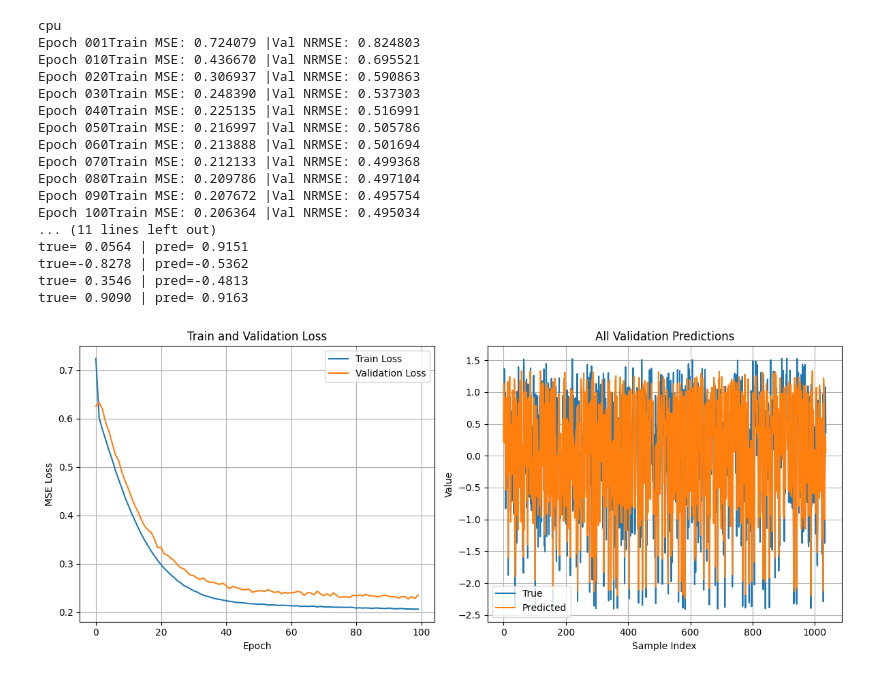
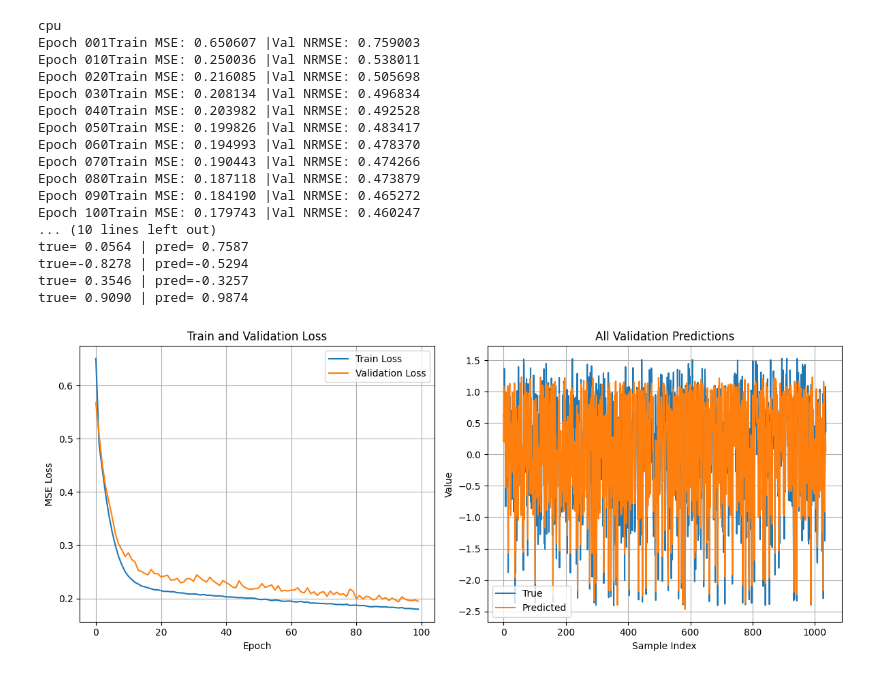
Before and after one commit to GradientHighbury/Support-Vector-Echostates-Machines, a Jupyter notebook: SVESM.ipynb, the cells around one changed output. Saved outputs shown, nothing was run; the diff lists cells and outputs as text; code cells hidden in the pictures.

```diff
--- a/SVESM.ipynb
+++ b/SVESM.ipynb
@@ -3,10 +3,11 @@ from main import main
 # %%
 class InputData:
     def __init__(self):
+        self.length=8000
         self.embedded_dim=4
         self.delay=6
         self.horizon=84
-        self.reservior_dim=500 #200
+        self.reservior_dim=200
         self.spectral_radius=0.9
         self.input_scale=0.5
         self.sparsity=0.9
@@ -15,27 +16,29 @@ class InputData:
         self.epochs=100
         self.lr=1e-4
         self.weight_deacy=1e-4
+        self.washout=50
 
 
 input_data= InputData()
 # %%
-main(input_data)
+#only ESN
+main_esm(input_data)
 # %% [output]
 cpu
-Epoch 001Train MSE: 0.724079 |Val NRMSE: 0.824803
-Epoch 010Train MSE: 0.436670 |Val NRMSE: 0.695521
-Epoch 020Train MSE: 0.306937 |Val NRMSE: 0.590863
-Epoch 030Train MSE: 0.248390 |Val NRMSE: 0.537303
-Epoch 040Train MSE: 0.225135 |Val NRMSE: 0.516991
-Epoch 050Train MSE: 0.216997 |Val NRMSE: 0.505786
-Epoch 060Train MSE: 0.213888 |Val NRMSE: 0.501694
-Epoch 070Train MSE: 0.212133 |Val NRMSE: 0.499368
-Epoch 080Train MSE: 0.209786 |Val NRMSE: 0.497104
-Epoch 090Train MSE: 0.207672 |Val NRMSE: 0.495754
-Epoch 100Train MSE: 0.206364 |Val NRMSE: 0.495034
-... (11 lines left out)
-true= 0.0564 | pred= 0.9151
-true=-0.8278 | pred=-0.5362
-true= 0.3546 | pred=-0.4813
-true= 0.9090 | pred= 0.9163
+Epoch 001Train MSE: 0.650607 |Val NRMSE: 0.759003
+Epoch 010Train MSE: 0.250036 |Val NRMSE: 0.538011
+Epoch 020Train MSE: 0.216085 |Val NRMSE: 0.505698
+Epoch 030Train MSE: 0.208134 |Val NRMSE: 0.496834
+Epoch 040Train MSE: 0.203982 |Val NRMSE: 0.492528
+Epoch 050Train MSE: 0.199826 |Val NRMSE: 0.483417
+Epoch 060Train MSE: 0.194993 |Val NRMSE: 0.478370
+Epoch 070Train MSE: 0.190443 |Val NRMSE: 0.474266
+Epoch 080Train MSE: 0.187118 |Val NRMSE: 0.473879
+Epoch 090Train MSE: 0.184190 |Val NRMSE: 0.465272
+Epoch 100Train MSE: 0.179743 |Val NRMSE: 0.460247
+... (10 lines left out)
+true= 0.0564 | pred= 0.7587
+true=-0.8278 | pred=-0.5294
+true= 0.3546 | pred=-0.3257
+true= 0.9090 | pred= 0.9874
-[figure, old version]
+[figure, new version]
```
Also changed, not shown: parts of 2 cells of this notebook, 5 other files.
